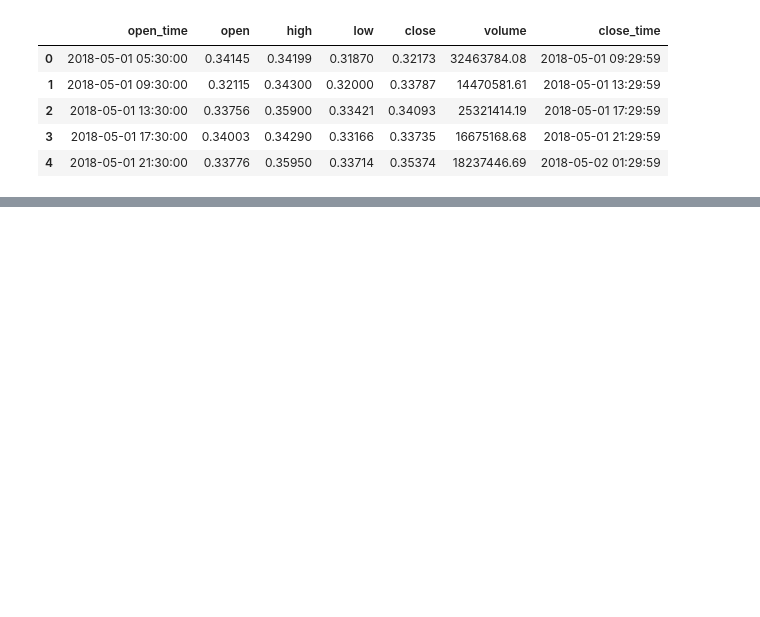
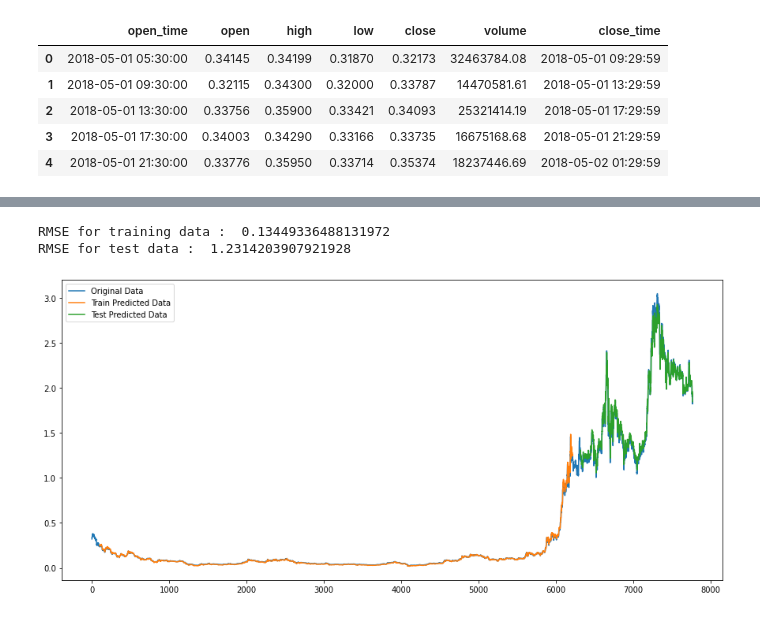
Before and after one commit to NonitMittal/crytpocurrency_price_prediction, a Jupyter notebook: LSTMmodel.ipynb, the cells around one changed output, grey strips where cells are left out. Drawn from its saved outputs; the diff is of its cells as text; code cells hidden in the pictures; blank space fills up the shorter version.

Commit message:
LSTM model v1 done

```diff
--- a/LSTMmodel.ipynb
+++ b/LSTMmodel.ipynb
@@ -112,4 +105,0 @@ _________________________________________________________________
-# %%
-model.compile(optimizer = 'adam', loss = 'mean_squared_error')
-
-history= model.fit(X_train, Y_train, epochs = 20, batch_size =50, validation_split=0.1)
@@ -121,0 +125,3 @@ ValueError: in user code:
+# %%
+# fitting training and test data into the model.
+model.fit(X_train, Y_train, validation_data=(X_test, Y_test), epochs=100, batch_size=64, verbose=1)
@@ -121,0 +147,42 @@ ValueError: in user code:
+# %%
+# Now performing the prediction and check performance metrics
+
+predict_train = model.predict(X_train)
+predict_test = model.predict(X_test)
+# %%
+# Transformback the data to original form
+
+predict_train = scaler.inverse_transform(predict_train)
+predict_test = scaler.inverse_transform(predict_test)
+# %%
+# Calculating RMSE performance metrics
+# for training data
+print("RMSE for training data : ", math.sqrt(mean_squared_error(Y_train, predict_train)))
+
+# for test data
+print("RMSE for test data : ",math.sqrt(mean_squared_error(Y_test, predict_test)))
+# %% [output]
+RMSE for training data :  0.13449336488131972
+RMSE for test data :  1.2314203907921928
+# %%
+# Plotting
+# shift train predictions for plotting
+look_back = time_step
+trainPredictPlot = np.empty_like(normalized_data)
+trainPredictPlot[ :, : ] = np.nan
+trainPredictPlot[ look_back:len(predict_train)+look_back, : ] = predict_train
+
+# shift test predictions for plotting
+testPredictPlot = np.empty_like(normalized_data)
+testPredictPlot[ :, : ] = np.nan
+testPredictPlot[len(predict_train)+(look_back*2)+1 : len(normalized_data)-1 , : ] = predict_test
+
+# plot baseline and predictions
+plt.figure(figsize=(15, 7))
+plt.plot(scaler.inverse_transform(normalized_data), label="Original Data")
+plt.plot(trainPredictPlot, label="Train Predicted Data")
+plt.plot(testPredictPlot, label="Test Predicted Data")
+plt.legend()
+plt.show()
+# %% [output]
+[figure, added]
```
Also changed, not shown: parts of 19 cells of this notebook.
